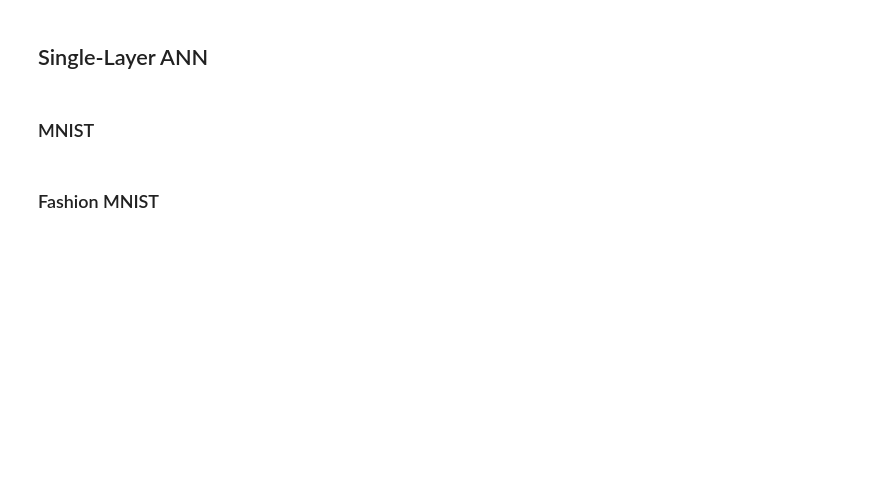
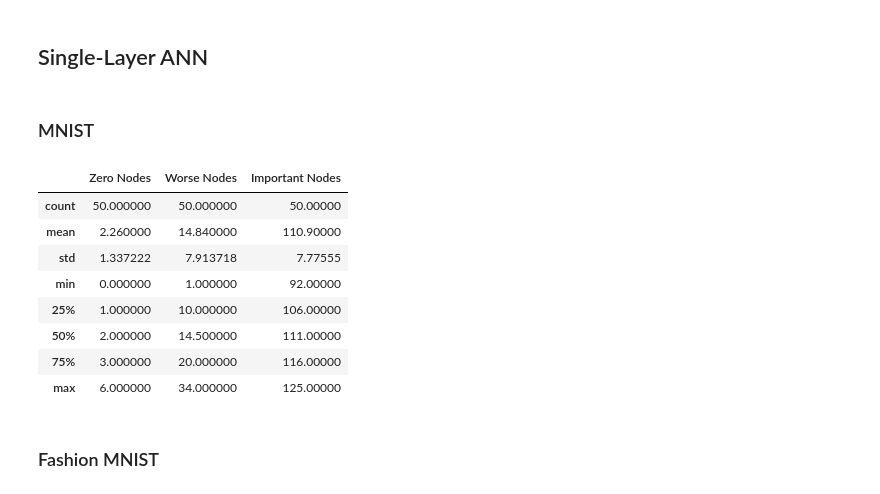
Before and after one commit to lgcharpe/Masters, a Jupyter notebook: notebooks/Thesis Notebooks/Chapter 3/Estimating_Node_Importance.ipynb, the cells around one changed output. Saved outputs shown, nothing was run; the diff lists cells and outputs as text; code cells hidden in the pictures; blank space fills up the shorter version.

Commit message:
Estimating node importance ANN + MLP (TODO CNN)

```diff
--- a/notebooks/Thesis Notebooks/Chapter 3/Estimating_Node_Importance.ipynb
+++ b/notebooks/Thesis Notebooks/Chapter 3/Estimating_Node_Importance.ipynb
@@ -6,5 +61,47 @@
 ## Single-Layer ANN
 # %% [markdown]
 ### MNIST
+# %%
+mnist = tf.keras.datasets.mnist
+(x_train, y_train), (x_test, y_test) = mnist.load_data()
+x_train, x_test = x_train / 255.0, x_test / 255.0  # Converting interger values to floats (0 to 1)
+# %%
+tester_model = tf.keras.models.Sequential([
+        tf.keras.layers.Flatten(input_shape=(28, 28)),
+        tf.keras.layers.Dense(128, activation='relu'),
+        tf.keras.layers.Dense(10, activation='softmax')
+    ])
+tester_model.compile(
+    optimizer='adam',
+    loss='sparse_categorical_crossentropy',
+    metrics=['accuracy']
+)
+# %%
+trials = 50
+low_tol = -1e-5
+high_tol = 1e-5
+layer_sizes = [128]
+node_importance = np.zeros((trials, len(layer_sizes), 3))
+for trial in tqdm.trange(trials):
+    model, r = models.train_basic_ANN(x_train, y_train, 128, (x_test, y_test), epochs=5)
+    tmp_a, _ = estimate_node_importance(model, tester_model, layer_sizes, low_tol, high_tol, x_train, y_train)
+    for i, (nz, nw, ni) in enumerate(tmp_a):
+        node_importance[trial, i, 0] = nz
+        node_importance[trial, i, 1] = nw
+        node_importance[trial, i, 2] = ni
+# %%
+NI = pd.DataFrame(node_importance[:, 0, :], columns=['Zero Nodes', 'Worse Nodes', 'Important Nodes'])
+NI.to_csv('../../../results/single_layer_node_importance_mnist.csv')
+NI.describe()
+# %% [output]
+|  | Zero Nodes | Worse Nodes | Important Nodes |
+| count | 50.000000 | 50.000000 | 50.00000 |
+| mean | 2.260000 | 14.840000 | 110.90000 |
+| std | 1.337222 | 7.913718 | 7.77555 |
+| min | 0.000000 | 1.000000 | 92.00000 |
+| 25% | 1.000000 | 10.000000 | 106.00000 |
+| 50% | 2.000000 | 14.500000 | 111.00000 |
+| 75% | 3.000000 | 20.000000 | 116.00000 |
+| max | 6.000000 | 34.000000 | 125.00000 |
 # %% [markdown]
 ### Fashion MNIST
```
Also changed, not shown: parts of 26 cells of this notebook, 11 other files.
